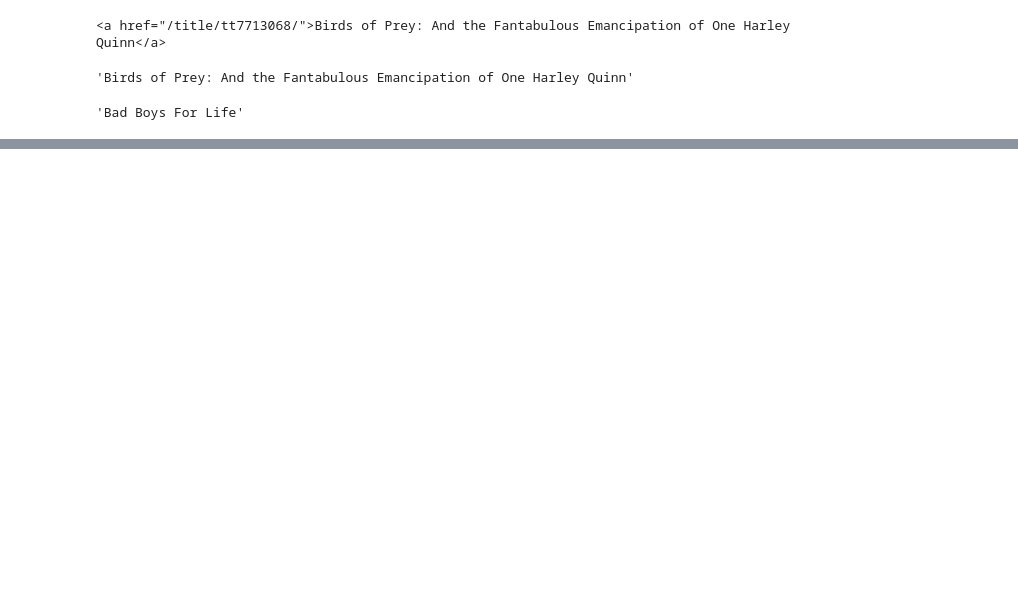
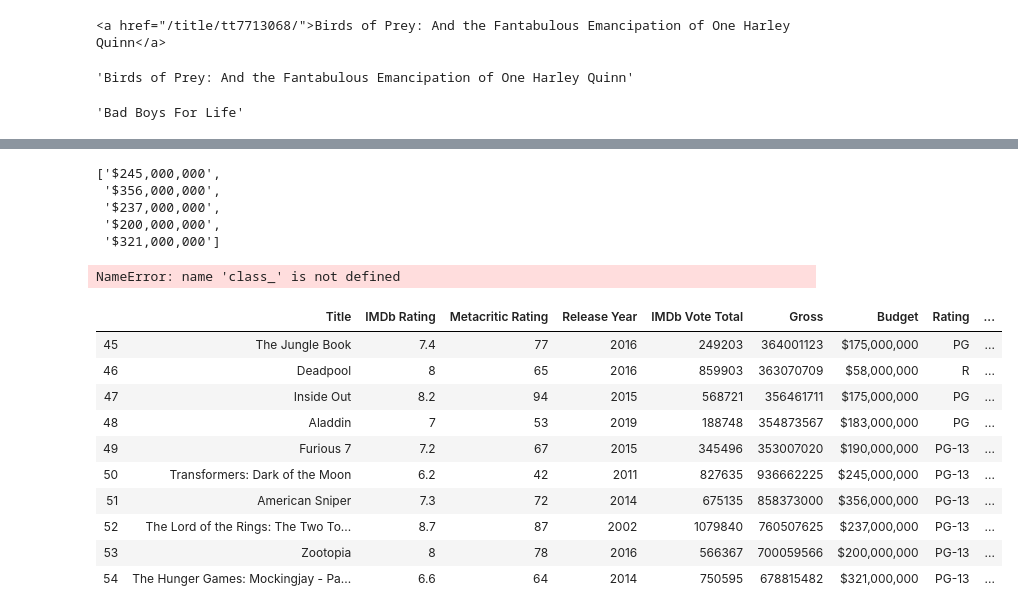
Before and after one commit to timhugele/Module_1_Movie_Project, a Jupyter notebook: Tmdb_API.ipynb, the cells around one changed output, grey strips where cells are left out. Cells and saved outputs as stored; diff of their text form; code cells hidden in the pictures; blank space fills up the shorter version.

```diff
--- a/Tmdb_API.ipynb
+++ b/Tmdb_API.ipynb
@@ -144,0 +265,3 @@ df2
+# %%
+movie_container5 = soup2.find('div', class_="lister list detail sub-list")
+movie_container5
@@ -144,0 +286,3 @@ df2
+# %%
+title5 = movie_container5.findAll('h3')
+#title5
@@ -144,0 +570,40 @@ df2
+# %%
+# THIS CELL IS NOT CURRENTLY WORKING
+movie_budget = []
+page_range = list(range(1,501,50))
+
+for page in page_range:
+    html_page = requests.get('https://www.imdb.com/search/title/?release_date=1990-01-01,2020-03-03&sort=boxoffice_gross_us,desc&start={}&ref_=adv_nxt'.format(page))
+    soup = BeautifulSoup(html_page.content, 'html.parser')
+    movie_container = soup.findAll('h3', class_="lister-item-header")
+
+    budget_index = list(range(0,50))
+    for index in budget_index:
+        movie_info = movie_container[index]
+        movie_info2 = movie_info.find('a')
+        url_suffix = movie_info2.get('href')
+        html_page2 = requests.get('https://www.imdb.com' + url_suffix)
+        soup2 = BeautifulSoup(html_page2.content, 'html.parser')
+        movie_container2 = soup2.findAll('div', class_='txt-block')
+#        if movie_container2[7].find('h4').text.rstrip()=='Budget:':
+#            movie_budget.append(movie_container2[7].find('h4').nextSibling.rstrip())
+#        elif movie_container2[8].find('h4').text.rstrip()=='Budget:':
+#            movie_budget.append(movie_container2[8].find('h4').nextSibling.rstrip())
+#        elif movie_container2[9].find('h4').text.rstrip()=='Budget:':
+#            movie_budget.append(movie_container2[9].find('h4').nextSibling.rstrip())
+#        elif movie_container2[10].find('h4').text.rstrip()=='Budget:':
+#            movie_budget.append(movie_container2[10].find('h4').nextSibling.rstrip())
+        index_number2 = list(range(6,12,1))
+        for index2 in index_number2:
+            if movie_container2[index2].find('h4').text.rstrip() == 'Budget:':
+                movie_budget.append(movie_container2[index2].find('h4').nextSibling.strip())
+            else:
+                continue
+
+movie_budget[:5]
+# %% [output]
+['$245,000,000',
+ '$356,000,000',
+ '$237,000,000',
+ '$200,000,000',
+ '$321,000,000']
@@ -144,0 +625,25 @@ df2
+# %%
+html_page = requests.get('https://www.imdb.com/search/title/?release_date=2015-01-01,2020-03-03&sort=boxoffice_gross_us,desc&start={}&ref_=adv_nxt'.format(page_range))
+soup = BeautifulSoup(html_page.content, 'html.parser')
+movie_container = soup.find('div', class_="lister list detail sub-list")
+movie_info = movie_container.findAll('a', class_)
+movie_info
+# %% [output]
+NameError: name 'class_' is not defined
+# %%
+df2 = pd.DataFrame([movie_titles2, imdb_ratings2, metac_ratings, movie_years, vote_total, movie_gross, movie_budget, movie_cert, run_time, movie_genres, summary]).transpose()
+df2.columns = ['Title', 'IMDb Rating', 'Metacritic Rating', 'Release Year', 'IMDb Vote Total', 'Gross', "Budget", 'Rating', "Runtime (Min)", 'Genres', 'Summary']
+# %%
+df2[45:55]
+# %% [output]
+|  | Title | IMDb Rating | Metacritic Rating | Release Year | IMDb Vote Total | Gross | Budget | Rating | ... |
+| 45 | The Jungle Book | 7.4 | 77 | 2016 | 249203 | 364001123 | $175,000,000 | PG | ... |
+| 46 | Deadpool | 8 | 65 | 2016 | 859903 | 363070709 | $58,000,000 | R | ... |
+| 47 | Inside Out | 8.2 | 94 | 2015 | 568721 | 356461711 | $175,000,000 | PG | ... |
+| 48 | Aladdin | 7 | 53 | 2019 | 188748 | 354873567 | $183,000,000 | PG | ... |
+| 49 | Furious 7 | 7.2 | 67 | 2015 | 345496 | 353007020 | $190,000,000 | PG-13 | ... |
+| 50 | Transformers: Dark of the Moon | 6.2 | 42 | 2011 | 827635 | 936662225 | $245,000,000 | PG-13 | ... |
+| 51 | American Sniper | 7.3 | 72 | 2014 | 675135 | 858373000 | $356,000,000 | PG-13 | ... |
+| 52 | The Lord of the Rings: The Two To... | 8.7 | 87 | 2002 | 1079840 | 760507625 | $237,000,000 | PG-13 | ... |
+| 53 | Zootopia | 8 | 78 | 2016 | 566367 | 700059566 | $200,000,000 | PG-13 | ... |
+| 54 | The Hunger Games: Mockingjay - Pa... | 6.6 | 64 | 2014 | 750595 | 678815482 | $321,000,000 | PG-13 | ... |
```
Also changed, not shown: parts of 52 cells of this notebook.
